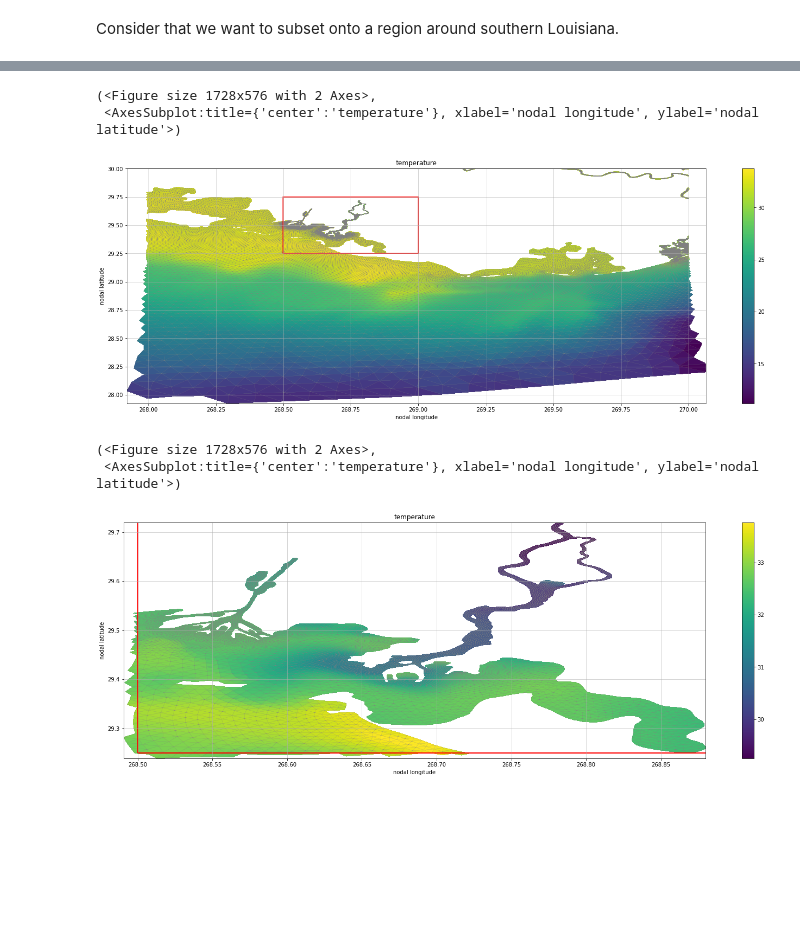
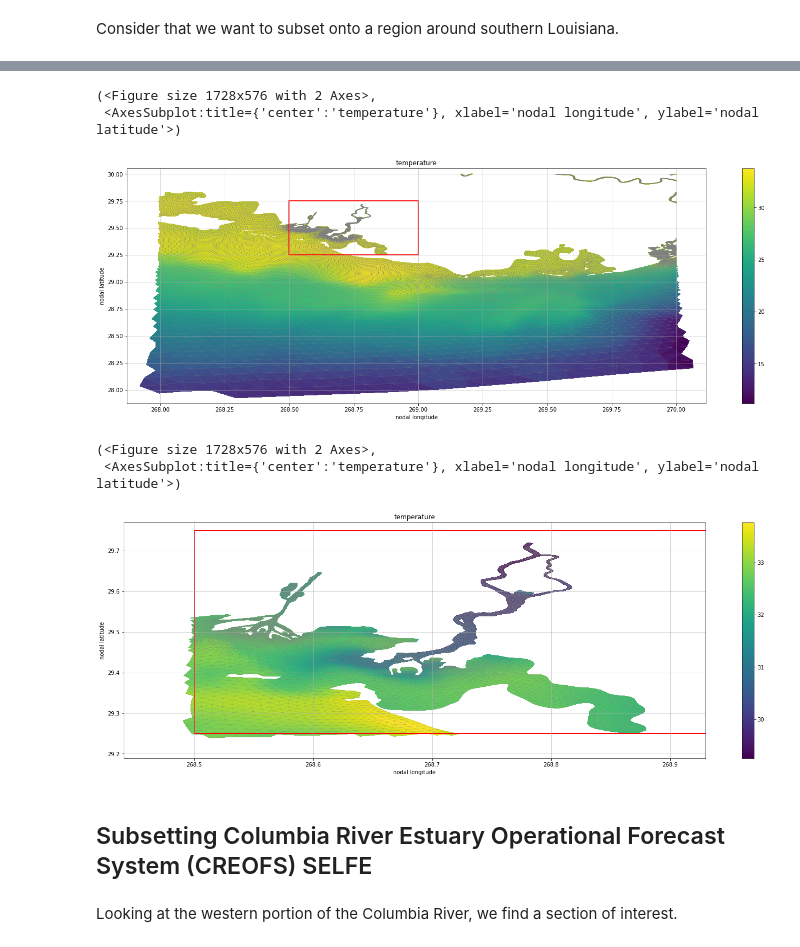
Before and after one commit to axiom-data-science/extract_model, a Jupyter notebook: docs/unstructured_subsetting.ipynb, the cells around one changed output, grey strips where cells are left out. Saved outputs shown, nothing was run; the diff lists cells and outputs as text; code cells hidden in the pictures; blank space fills up the shorter version.

Commit message:
Updates whats new and jupyter notebook for unstructured subsetting

```diff
--- a/docs/unstructured_subsetting.ipynb
+++ b/docs/unstructured_subsetting.ipynb
@@ -26,28 +26,25 @@ import extract_model as em
 from extract_model.grids.triangular_mesh import UnstructuredGridSubset
 # %%
 # A helper function to make plotting variables from unstructured data easier.
-def plot_unstructured_variable(ds, varname, xvarname='x', yvarname='y', vmin=None, vmax=None, buf=None, bbox=None, **kwargs):
-    """Plot a variable from an unstructured grid."""
+def plot_unstructured_variable(ds, varname, triangulation_varname='nv', xvarname='x', yvarname='y', vmin=None, vmax=None, facecolor='white', figsize=(24, 8), buf=None, bbox=None, fig=None, ax=None):
+    """Plot variable from an unstructured grid."""
     x = ds[xvarname][:].to_numpy()
     y = ds[yvarname][:].to_numpy()
-    nv = ds['nv'][:].to_numpy().T - 1
+    nv = ds[triangulation_varname][:].to_numpy().T - 1
     triang = tri.Triangulation(x, y, nv)
-
     x_vertices = x[nv]
     xmin = np.min(x_vertices.flatten())
     xmax = np.max(x_vertices.flatten())
-
     y_vertices = y[nv]
     ymin = np.min(y_vertices.flatten())
     ymax = np.max(y_vertices.flatten())
-
-    C = ds.isel(time=0, siglay=-1, siglev=-1)[varname][:]
-
-    fig, ax = figure(**kwargs)
+    C = ds[varname][:]
+    if fig is None and ax is None:
+        fig, ax = plt.subplots(facecolor=facecolor, figsize=figsize)
     cbar = ax.tripcolor(triang, C)
     fig.colorbar(cbar)
     if buf is None:
-        buf = 0
+        buf = 0.05
     ax.set_xlim([xmin-buf, xmax+buf])
     ax.set_ylim([ymin-buf, ymax+buf])
     ax.triplot(triang, color='gray', linewidth=0.2)
@@ -168,15 +165,17 @@ Wall time: 3.48 s
 # %%
 bbox = (268.5, 29.25, 269, 29.75)
-plot_unstructured_variable(ds_ss, 'temp', xvarname='lon', yvarname='lat', bbox=bbox, figsize=(24,8))
+plot_unstructured_variable(ds_ss.isel(time=0, siglay=-1), 'temp', xvarname='lon', yvarname='lat', bbox=bbox, figsize=(24,8))
 # %% [output]
 (<Figure size 1728x576 with 2 Axes>,
  <AxesSubplot:title={'center':'temperature'}, xlabel='nodal longitude', ylabel='nodal latitude'>)
-[figure, old version]
+[figure, new version]
 # %%
 ds_ss = ds_ss.em.sub_bbox(bbox=bbox)
 # %%
-plot_unstructured_variable(ds_ss, 'temp', xvarname='lon', yvarname='lat', bbox=bbox, figsize=(24,8))
+plot_unstructured_variable(ds_ss.isel(time=0, siglay=-1), 'temp', xvarname='lon', yvarname='lat', bbox=bbox, figsize=(24,8))
 # %% [output]
 (<Figure size 1728x576 with 2 Axes>,
  <AxesSubplot:title={'center':'temperature'}, xlabel='nodal longitude', ylabel='nodal latitude'>)
-[figure, old version]
+[figure, new version]
+# %% [markdown]
+## Subsetting Columbia River Estuary Operational Forecast System (CREOFS) SELFE
@@ -182,0 +186,2 @@ plot_unstructured_variable(ds_ss, 'temp', xvarname='lon', yvarname='lat', bbox=b
+# %% [markdown]
+Looking at the western portion of the Columbia River, we find a section of interest.
```
Also changed, not shown: parts of 15 cells of this notebook, 1 other file.
